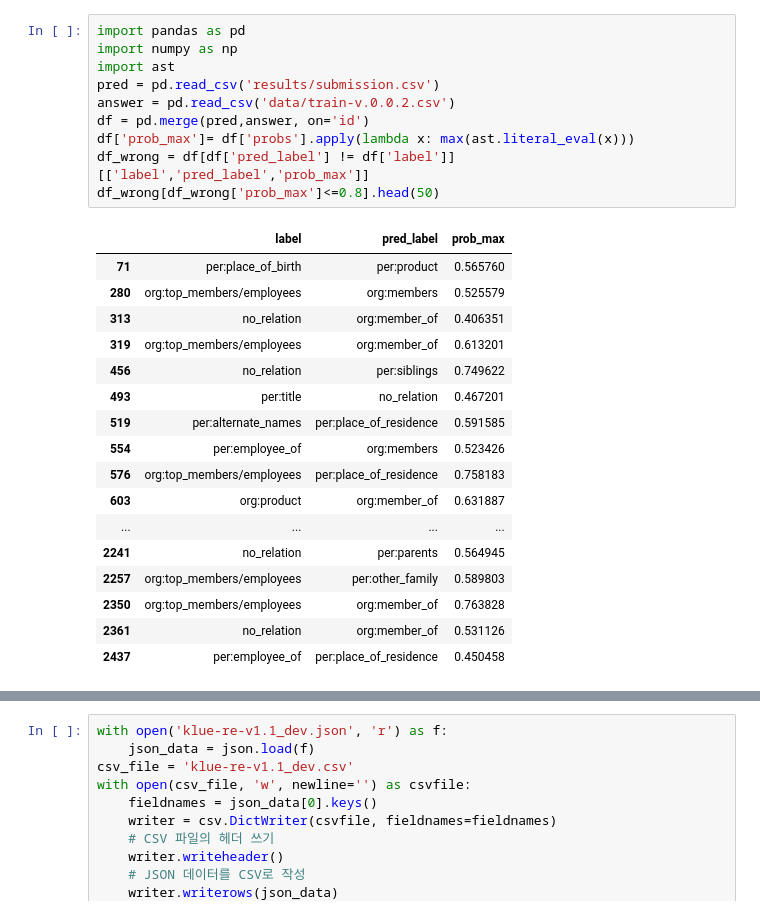
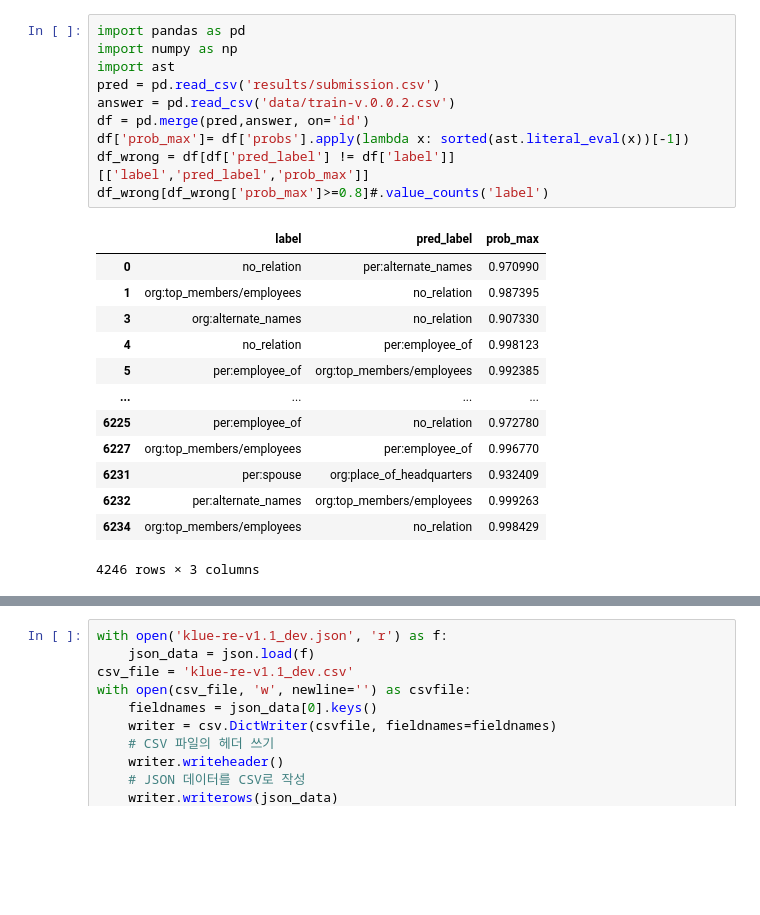
Before and after one commit to boostcampaitech6/level2-klue-nlp-01, a Jupyter notebook: merge.ipynb, the cells around one changed output, grey strips where cells are left out. Drawn from its saved outputs; the diff is of its cells as text; blank space fills up the shorter version.

```diff
--- a/merge.ipynb
+++ b/merge.ipynb
@@ -1,28 +1,24 @@
 # %%
 import pandas as pd
 import numpy as np
 import ast
 pred = pd.read_csv('results/submission.csv')
 answer = pd.read_csv('data/train-v.0.0.2.csv')
 df = pd.merge(pred,answer, on='id')
-df['prob_max']= df['probs'].apply(lambda x: max(ast.literal_eval(x)))
+df['prob_max']= df['probs'].apply(lambda x: sorted(ast.literal_eval(x))[-1])
 df_wrong = df[df['pred_label'] != df['label']][['label','pred_label','prob_max']]
-df_wrong[df_wrong['prob_max']<=0.8].head(50)
+df_wrong[df_wrong['prob_max']>=0.8]#.value_counts('label')
 # %% [output]
 |  | label | pred_label | prob_max |
-| 71 | per:place_of_birth | per:product | 0.565760 |
-| 280 | org:top_members/employees | org:members | 0.525579 |
-| 313 | no_relation | org:member_of | 0.406351 |
-| 319 | org:top_members/employees | org:member_of | 0.613201 |
-| 456 | no_relation | per:siblings | 0.749622 |
-| 493 | per:title | no_relation | 0.467201 |
-| 519 | per:alternate_names | per:place_of_residence | 0.591585 |
-| 554 | per:employee_of | org:members | 0.523426 |
-| 576 | org:top_members/employees | per:place_of_residence | 0.758183 |
-| 603 | org:product | org:member_of | 0.631887 |
+| 0 | no_relation | per:alternate_names | 0.970990 |
+| 1 | org:top_members/employees | no_relation | 0.987395 |
+| 3 | org:alternate_names | no_relation | 0.907330 |
+| 4 | no_relation | per:employee_of | 0.998123 |
+| 5 | per:employee_of | org:top_members/employees | 0.992385 |
 | ... | ... | ... | ... |
-| 2241 | no_relation | per:parents | 0.564945 |
-| 2257 | org:top_members/employees | per:other_family | 0.589803 |
-| 2350 | org:top_members/employees | org:member_of | 0.763828 |
-| 2361 | no_relation | org:member_of | 0.531126 |
-| 2437 | per:employee_of | per:place_of_residence | 0.450458 |
+| 6225 | per:employee_of | no_relation | 0.972780 |
+| 6227 | org:top_members/employees | per:employee_of | 0.996770 |
+| 6231 | per:spouse | org:place_of_headquarters | 0.932409 |
+| 6232 | per:alternate_names | org:top_members/employees | 0.999263 |
+| 6234 | org:top_members/employees | no_relation | 0.998429 |
+4246 rows × 3 columns
```
Also changed, not shown: parts of 1 cell of this notebook, 3 other files.
